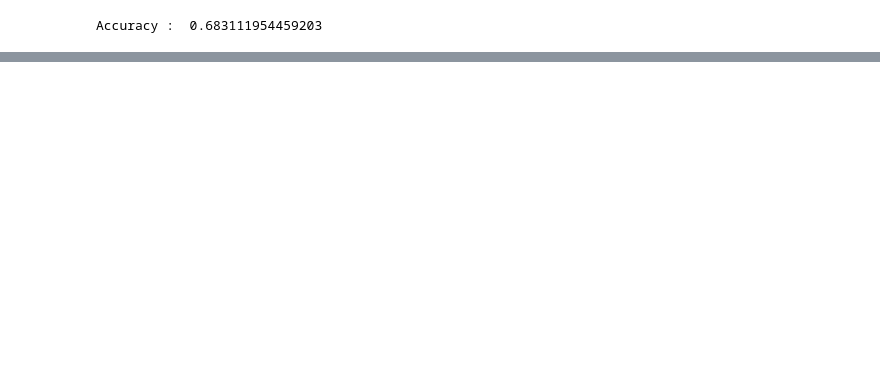
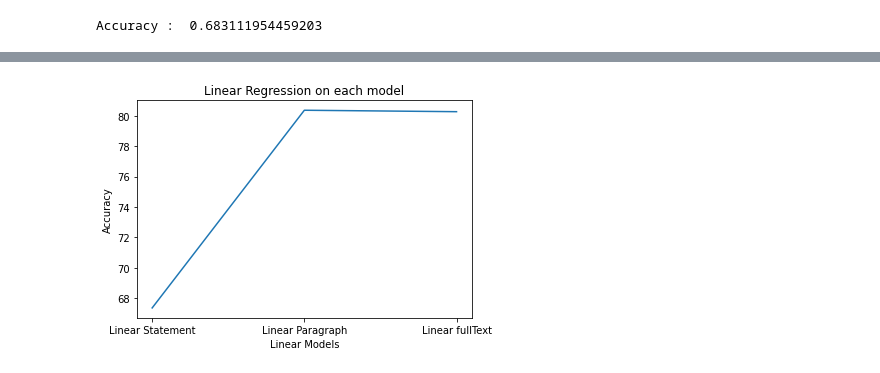
Before and after one commit to shouraykumra/Fake-News-Detection, a Jupyter notebook: supervised_machine_learning_models.ipynb, the cells around one changed output, grey strips where cells are left out. Saved outputs shown, nothing was run; the diff lists cells and outputs as text; code cells hidden in the pictures; blank space fills up the shorter version.

```diff
--- a/supervised_machine_learning_models.ipynb
+++ b/supervised_machine_learning_models.ipynb
@@ -131,0 +207,3 @@ Accuracy :  0.5929791271347249
+# %%
+print("Accuracy : ",accuracy_score(pred_para,test_data['label_fnn']))
+acc_para_linear=accuracy_score(pred_para,test_data['label_fnn'])*100
@@ -131,0 +310,10 @@ Accuracy :  0.5929791271347249
+# %%
+linearity=['Linear Statement', 'Linear Paragraph', 'Linear fullText']
+accuracy_linearity=[acc_linear, acc_para_linear, acc_fullText_Linear]
+plt.plot(linearity, accuracy_linearity)
+plt.title('Linear Regression on each model')
+plt.xlabel('Linear Models')
+plt.ylabel('Accuracy')
+plt.show()
+# %% [output]
+[figure, added]
```
Also changed, not shown: parts of 63 cells of this notebook.
